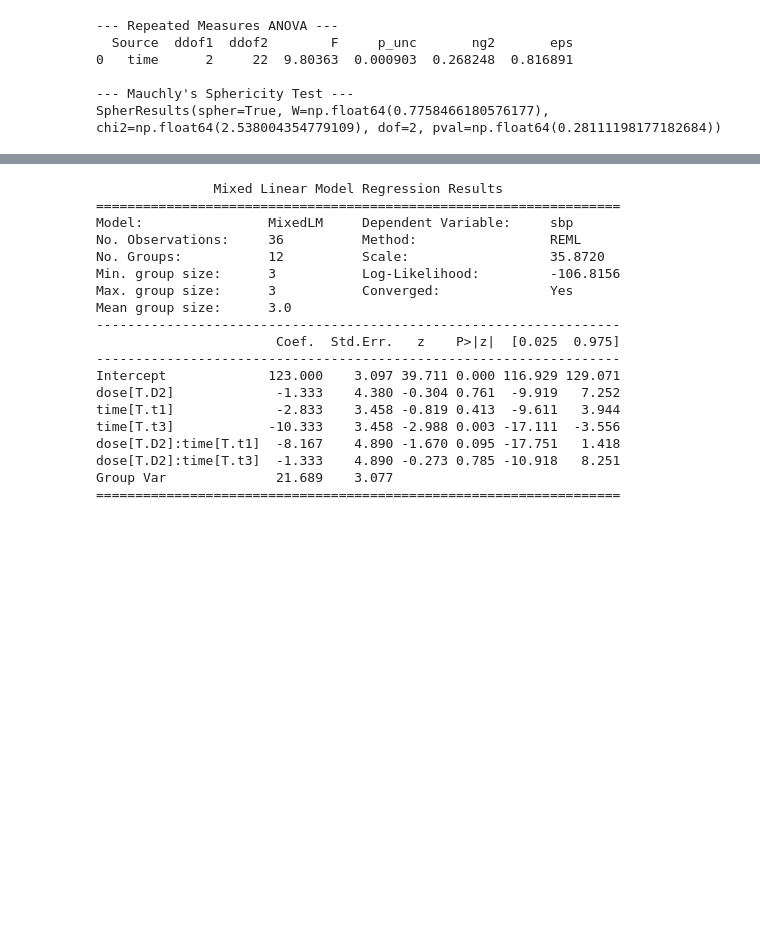
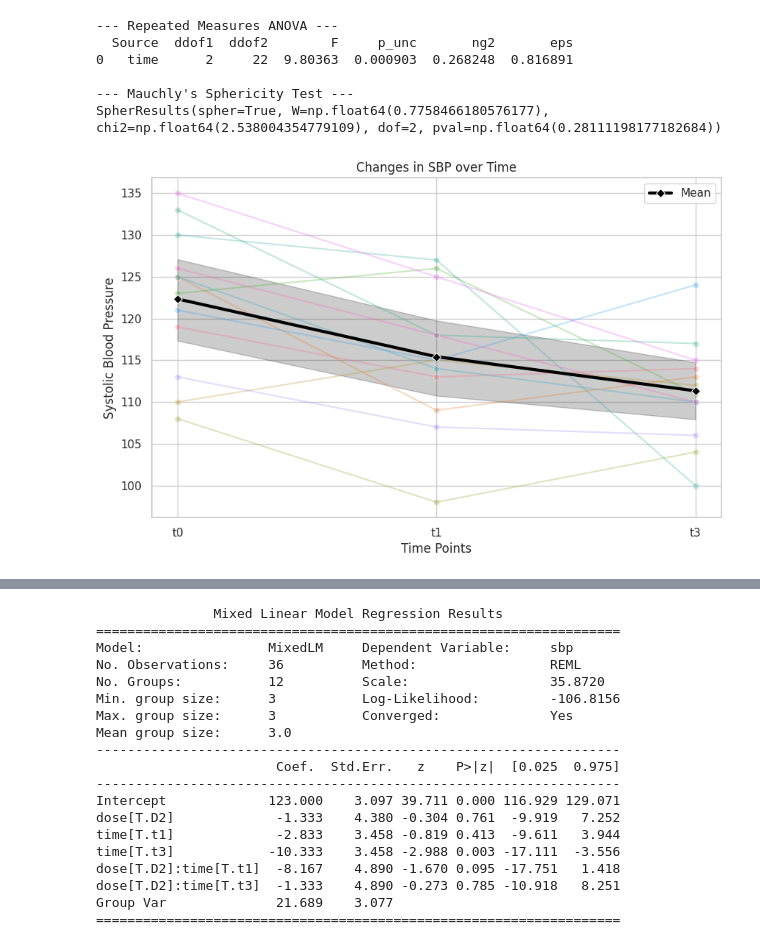
Before and after one commit to harabou/NCD_biostat, a Jupyter notebook: #07_ANOVA.ipynb, the cells around one changed output, grey strips where cells are left out. Drawn from its saved outputs; the diff is of its cells as text; code cells hidden in the pictures; blank space fills up the shorter version.

```diff
--- a/#07_ANOVA.ipynb
+++ b/#07_ANOVA.ipynb
@@ -83,3 +118,16 @@ print(sphericity)
 
 --- Mauchly's Sphericity Test ---
 SpherResults(spher=True, W=np.float64(0.7758466180576177), chi2=np.float64(2.538004354779109), dof=2, pval=np.float64(0.28111198177182684))
+# %%
+plt.figure(figsize=(10, 6))
+# 個体ごとの推移
+sns.lineplot(x='time', y='sbp', hue='id', data=df_bp, marker='o', legend=False, alpha=0.3)
+# 全体の平均推移（太線）
+sns.lineplot(x='time', y='sbp', data=df_bp, color='black', linewidth=3, marker='D', label='Mean')
+
+plt.title('Changes in SBP over Time')
+plt.xlabel('Time Points')
+plt.ylabel('Systolic Blood Pressure')
+plt.show()
+# %% [output]
+[figure, added]
```
Also changed, not shown: parts of 6 cells of this notebook.
